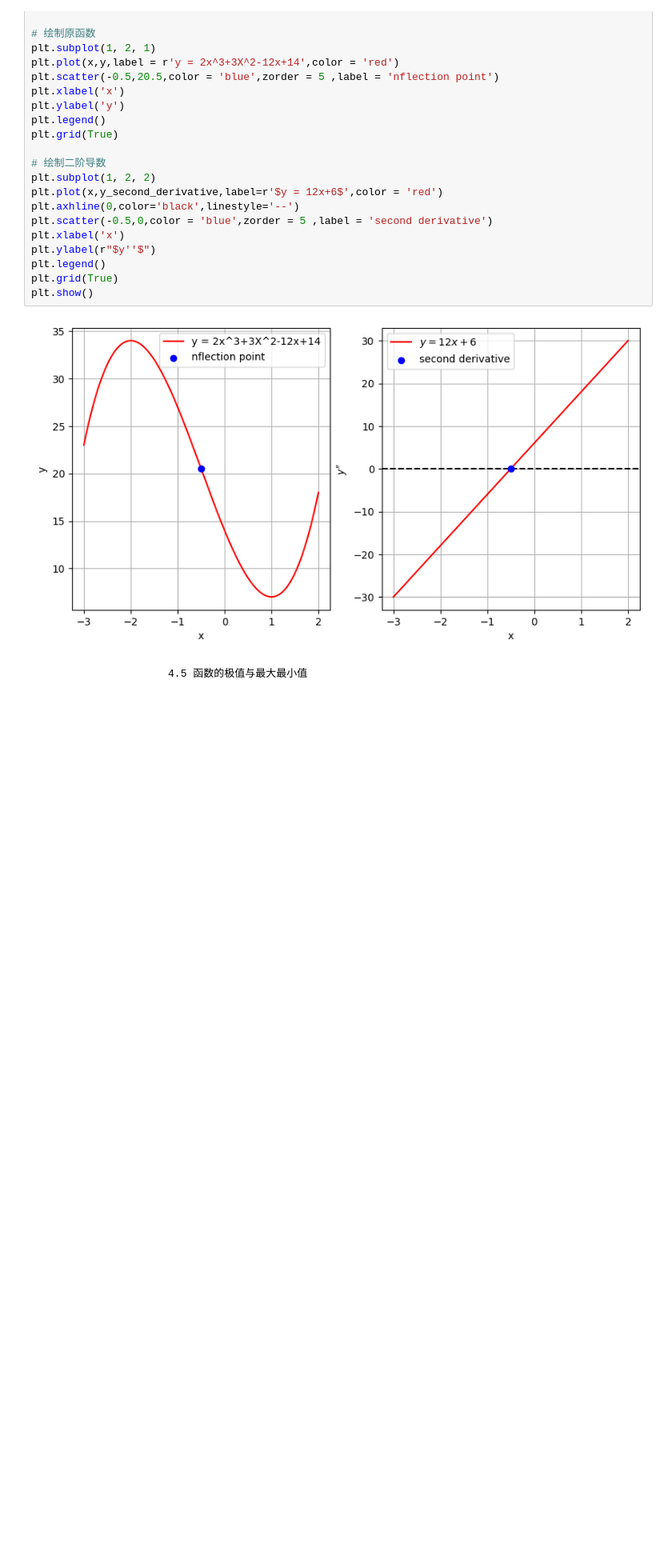
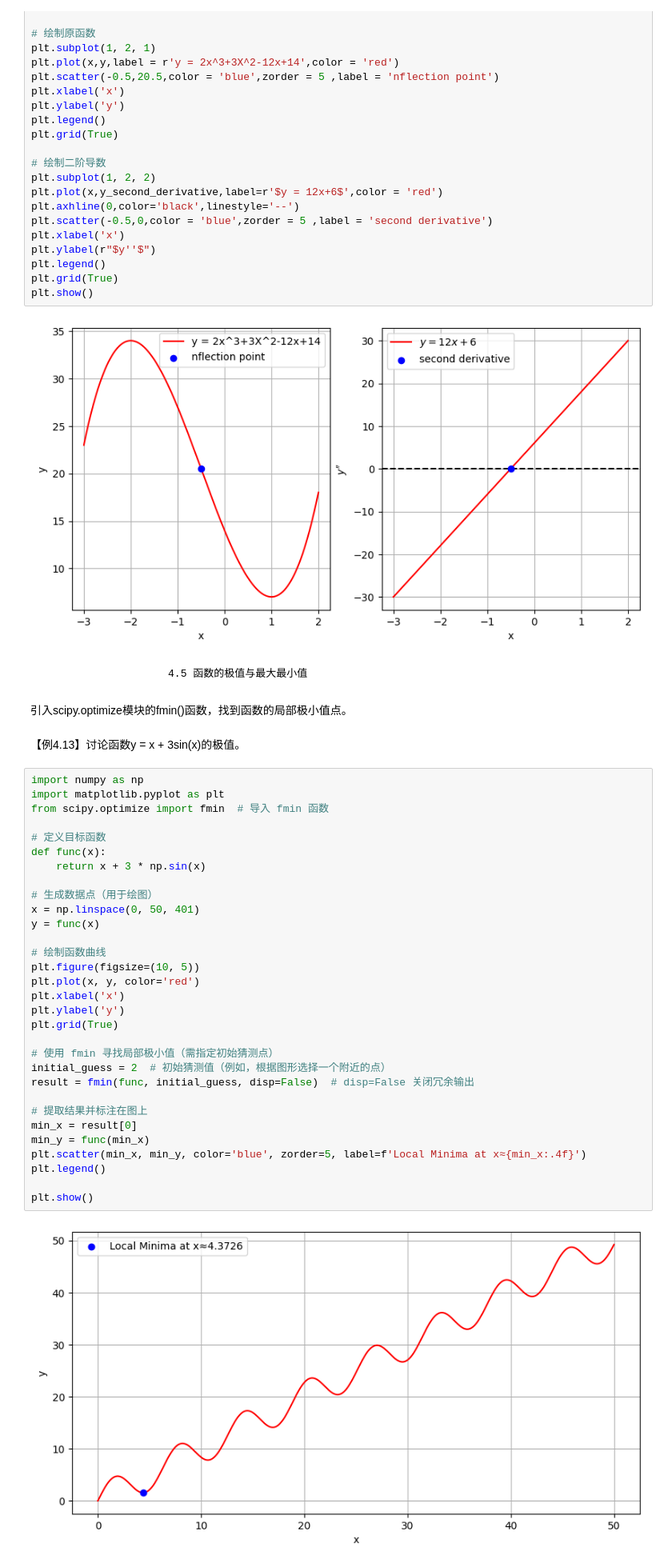
Before and after one commit to dragonliangh/Mathematical, a Jupyter notebook: 第四章 微分中值定理与导数的应用.ipynb, the cells around one changed output. Shown at 80% size. Saved outputs shown, nothing was run; the diff lists cells and outputs as text; blank space fills up the shorter version.

Commit message:
Initial commit

```diff
--- a/第四章 微分中值定理与导数的应用.ipynb
+++ b/第四章 微分中值定理与导数的应用.ipynb
@@ -260,3 +260,40 @@ plt.show()
 [figure]
 # %% [markdown]
                         4.5 函数的极值与最大最小值
+# %% [markdown]
+引入scipy.optimize模块的fmin()函数，找到函数的局部极小值点。
+# %% [markdown]
+【例4.13】讨论函数y = x + 3sin(x)的极值。
+# %%
+import numpy as np
+import matplotlib.pyplot as plt
+from scipy.optimize import fmin  # 导入 fmin 函数
+
+# 定义目标函数
+def func(x):
+    return x + 3 * np.sin(x)
+
+# 生成数据点（用于绘图）
+x = np.linspace(0, 50, 401)
+y = func(x)
+
+# 绘制函数曲线
+plt.figure(figsize=(10, 5))
+plt.plot(x, y, color='red')
+plt.xlabel('x')
+plt.ylabel('y')
+plt.grid(True)
+
+# 使用 fmin 寻找局部极小值（需指定初始猜测点）
+initial_guess = 2  # 初始猜测值（例如，根据图形选择一个附近的点）
+result = fmin(func, initial_guess, disp=False)  # disp=False 关闭冗余输出
+
+# 提取结果并标注在图上
+min_x = result[0]
+min_y = func(min_x)
+plt.scatter(min_x, min_y, color='blue', zorder=5, label=f'Local Minima at x≈{min_x:.4f}')
+plt.legend()
+
+plt.show()
+# %% [output]
+[figure, added]
```
Also changed, not shown: 2 other files.
